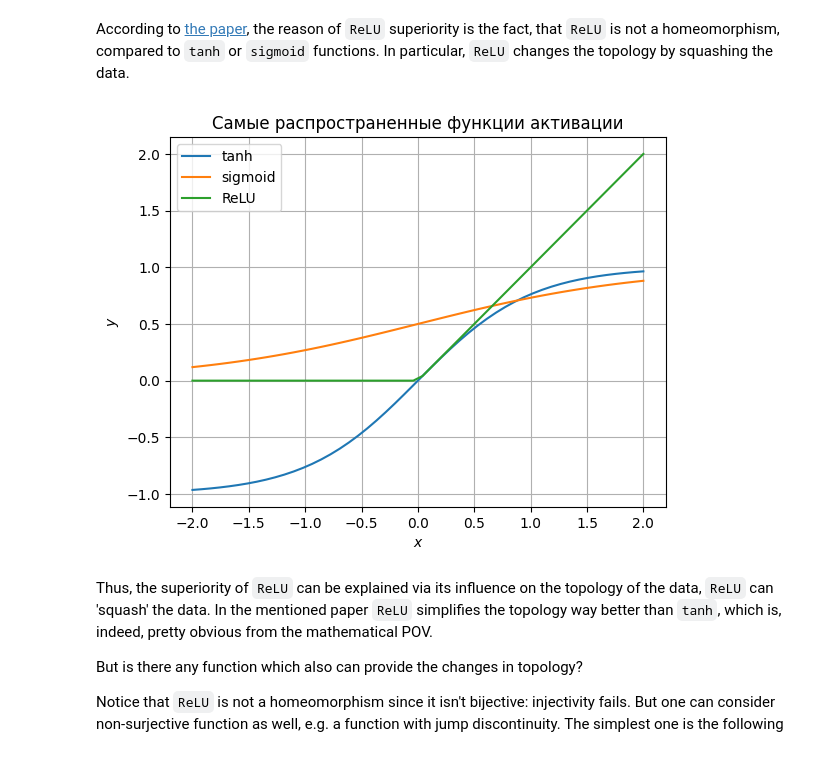
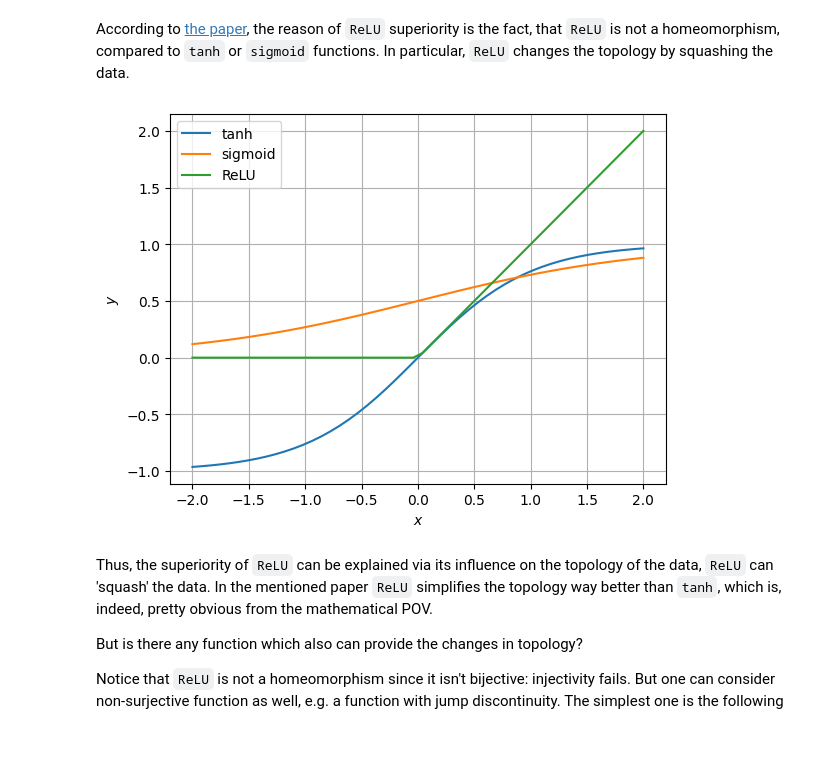
Before and after one commit to Snopoff/Masters-Thesis, a Jupyter notebook: notebooks/activations.ipynb, the cells around one changed output. Saved outputs shown, nothing was run; the diff lists cells and outputs as text; code cells hidden in the pictures.

```diff
--- a/notebooks/activations.ipynb
+++ b/notebooks/activations.ipynb
@@ -23,17 +23,17 @@ According to [the paper](https://arxiv.org/abs/2004.06093), the reason of `ReLU`
 # %%
 x = torch.linspace(-2.,2.,50)
 plt.plot(x, torch.tanh(x), label='tanh')
 plt.plot(x, torch.sigmoid(x), label='sigmoid')
 plt.plot(x, torch.relu(x), label='ReLU')
 plt.grid(True, which='both')
 plt.legend(loc='best')
 plt.xlabel('$x$')
 plt.ylabel('$y$')
-plt.title('Самые распространенные функции активации')
+#plt.title('Самые распространенные функции активации')
 plt.savefig('activations.png')
 plt.show()
 # %% [output]
-[figure, old version]
+[figure, new version]
 # %% [markdown]
 Thus, the superiority of `ReLU` can be explained via its influence on the topology of the data, `ReLU` can 'squash' the data. In the mentioned paper `ReLU` simplifies the topology way better than `tanh`, which is, indeed, pretty obvious from the mathematical POV.
 
```
Also changed, not shown: parts of 5 cells of this notebook, 6 other files.
